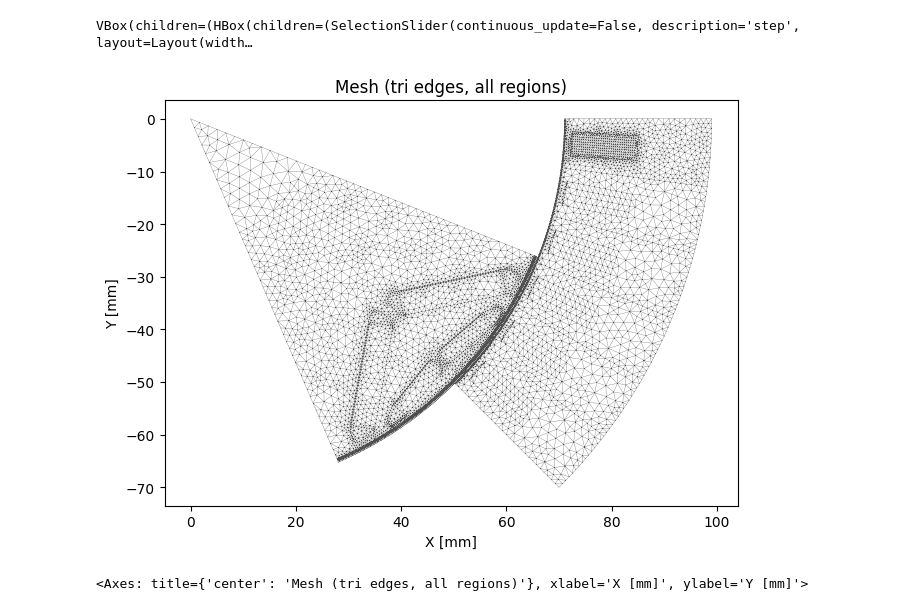
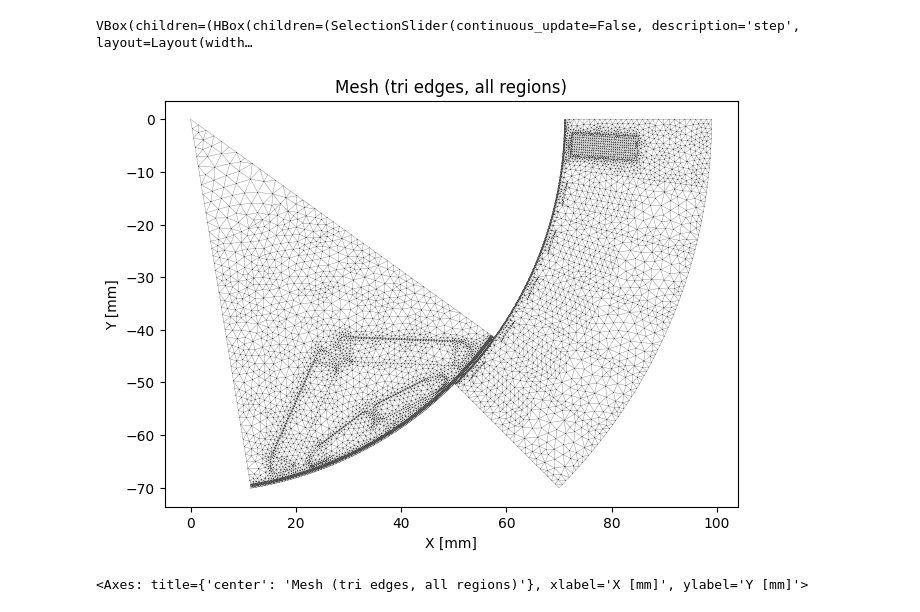
Before and after one commit to enjoyneer87/eMach, a Jupyter notebook: mlxperPJT/KETI/pyMCAD_element.ipynb, the cells around one changed output. Saved outputs shown, nothing was run; the diff lists cells and outputs as text; code cells hidden in the pictures.

```diff
--- a/mlxperPJT/KETI/pyMCAD_element.ipynb
+++ b/mlxperPJT/KETI/pyMCAD_element.ipynb
@@ -1076,7 +1076,7 @@ interactive_magnetic_quiver(ts, stride=20, scale=50, normalize=False)
 VBox(children=(HBox(children=(SelectionSlider(continuous_update=False, description='step', layout=Layout(width…
 # %%
 # Mesh plot example (tri edges)
-ts.plot_mesh(step=2)
+ts.plot_mesh(step=9)
 # %% [output]
-[figure, old version]
+[figure, new version]
 <Axes: title={'center': 'Mesh (tri edges, all regions)'}, xlabel='X [mm]', ylabel='Y [mm]'>
```
